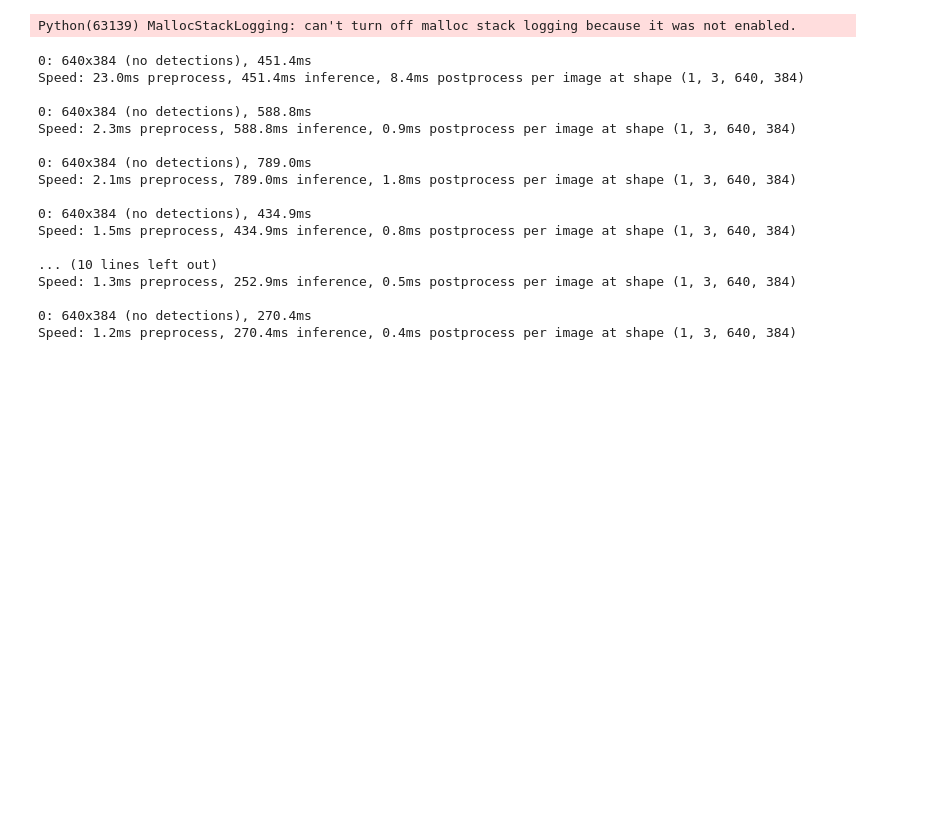
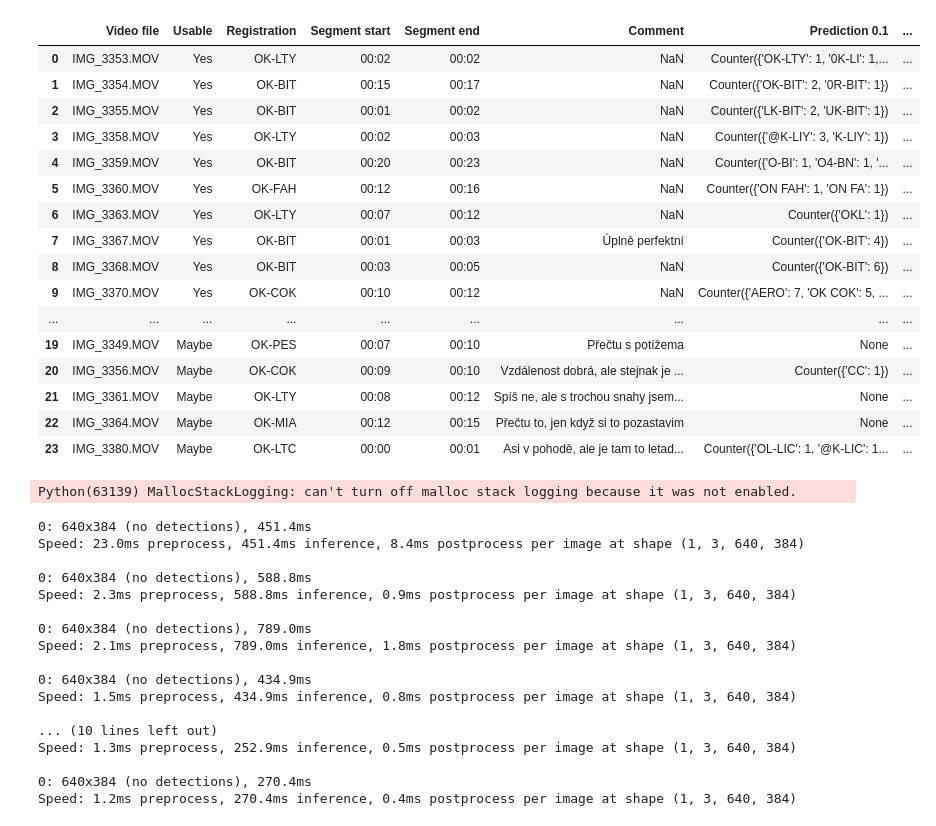
Before and after one commit to jindrvo1/matyas_vojta, a Jupyter notebook: playground.ipynb, the cells around one changed output. Drawn from its saved outputs; the diff is of its cells as text; code cells hidden in the pictures; blank space fills up the shorter version.

```diff
--- a/playground.ipynb
+++ b/playground.ipynb
@@ -116,30 +156,61 @@ def detect_airplane_ids(
     return detected_ids
 # %%
 CONFIDENCE_THRESHOLD = 0.5
-TEXT_MIN_CONF = 0.4
-TARGET_FPS = 4
+TEXT_MIN_CONF = [0.1, 0.3, 0.5, 0.7]
+EVERY_NTH_FRAME = 15
 
-model = YOLO("yolov8x.pt", verbose=False)
+model = YOLO("yolov8m.pt", verbose=False)
 ocr_reader = easyocr.Reader(["en"])
 # %%
 df = pd.read_csv("dataset.csv")
-df["Prediction"] = None
+
+# Drop duplicates for easier segment handling
+df = df.drop_duplicates(subset=["Video file"], keep="first")
+
+# Drop rows without registration
+df = df.dropna(subset=["Registration"])
+
+df[[f"Prediction {conf}" for conf in TEXT_MIN_CONF]] = None
 # %%
 for idx, row in tqdm(df.iterrows(), total=len(df)):
     file = row["Video file"]
+    segment_time_range = row["Segment start"], row["Segment end"]
 
-    all_ids = detect_airplane_ids(
-        f"data/{file}",
-        model,
-        TARGET_FPS,
-        CONFIDENCE_THRESHOLD,
-        ocr_reader,
-        TEXT_MIN_CONF,
-    )
-    counter_ids = Counter(all_ids)
-
-    if len(counter_ids) > 0:
-        df.at[idx, "Prediction"] = counter_ids.most_common(1)[0][0]
+    for conf in TEXT_MIN_CONF:
+        all_ids = detect_airplane_ids(
+            f"data/{file}",
+            model,
+            EVERY_NTH_FRAME,
+            CONFIDENCE_THRESHOLD,
+            ocr_reader,
+            conf,
+            segment_time_range,
+        )
+        counter_ids = Counter(all_ids)
+        if len(counter_ids) > 0:
+            df.at[idx, f"Prediction {conf}"] = str(counter_ids)
+        else:
+            break
+# %%
+df
+# %% [output]
+|  | Video file | Usable | Registration | Segment start | Segment end | Comment | Prediction 0.1 | ... |
+| 0 | IMG_3353.MOV | Yes | OK-LTY | 00:02 | 00:02 | NaN | Counter({'OK-LTY': 1, '0K-LI': 1,... | ... |
+| 1 | IMG_3354.MOV | Yes | OK-BIT | 00:15 | 00:17 | NaN | Counter({'OK-BIT': 2, '0R-BIT': 1}) | ... |
+| 2 | IMG_3355.MOV | Yes | OK-BIT | 00:01 | 00:02 | NaN | Counter({'LK-BIT': 2, 'UK-BIT': 1}) | ... |
+| 3 | IMG_3358.MOV | Yes | OK-LTY | 00:02 | 00:03 | NaN | Counter({'@K-LIY': 3, 'K-LIY': 1}) | ... |
+| 4 | IMG_3359.MOV | Yes | OK-BIT | 00:20 | 00:23 | NaN | Counter({'O-BI': 1, 'O4-BN': 1, '... | ... |
+| 5 | IMG_3360.MOV | Yes | OK-FAH | 00:12 | 00:16 | NaN | Counter({'ON FAH': 1, 'ON FA': 1}) | ... |
+| 6 | IMG_3363.MOV | Yes | OK-LTY | 00:07 | 00:12 | NaN | Counter({'OKL': 1}) | ... |
+| 7 | IMG_3367.MOV | Yes | OK-BIT | 00:01 | 00:03 | Úplně perfektní | Counter({'OK-BIT': 4}) | ... |
+| 8 | IMG_3368.MOV | Yes | OK-BIT | 00:03 | 00:05 | NaN | Counter({'OK-BIT': 6}) | ... |
+| 9 | IMG_3370.MOV | Yes | OK-COK | 00:10 | 00:12 | NaN | Counter({'AERO': 7, 'OK COK': 5, ... | ... |
+| ... | ... | ... | ... | ... | ... | ... | ... | ... |
+| 19 | IMG_3349.MOV | Maybe | OK-PES | 00:07 | 00:10 | Přečtu s potížema | None | ... |
+| 20 | IMG_3356.MOV | Maybe | OK-COK | 00:09 | 00:10 | Vzdálenost dobrá, ale stejnak je ... | Counter({'CC': 1}) | ... |
+| 21 | IMG_3361.MOV | Maybe | OK-LTY | 00:08 | 00:12 | Spíš ne, ale s trochou snahy jsem... | None | ... |
+| 22 | IMG_3364.MOV | Maybe | OK-MIA | 00:12 | 00:15 | Přečtu to, jen když si to pozastavim | None | ... |
+| 23 | IMG_3380.MOV | Maybe | OK-LTC | 00:00 | 00:01 | Asi v pohodě, ale je tam to letad... | Counter({'OL-LIC': 1, '@K-LIC': 1... | ... |
 # %%
 cap = cv2.VideoCapture("data/IMG_3353.MOV")
 rotation = get_video_rotation("data/IMG_3353.MOV")
```
Also changed, not shown: parts of 2 cells of this notebook.
